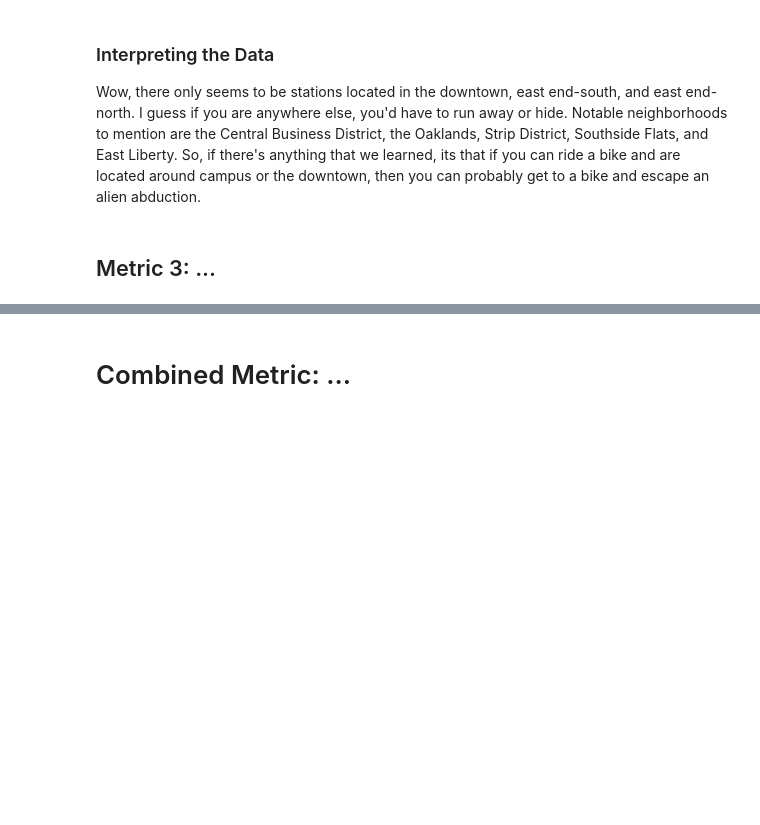
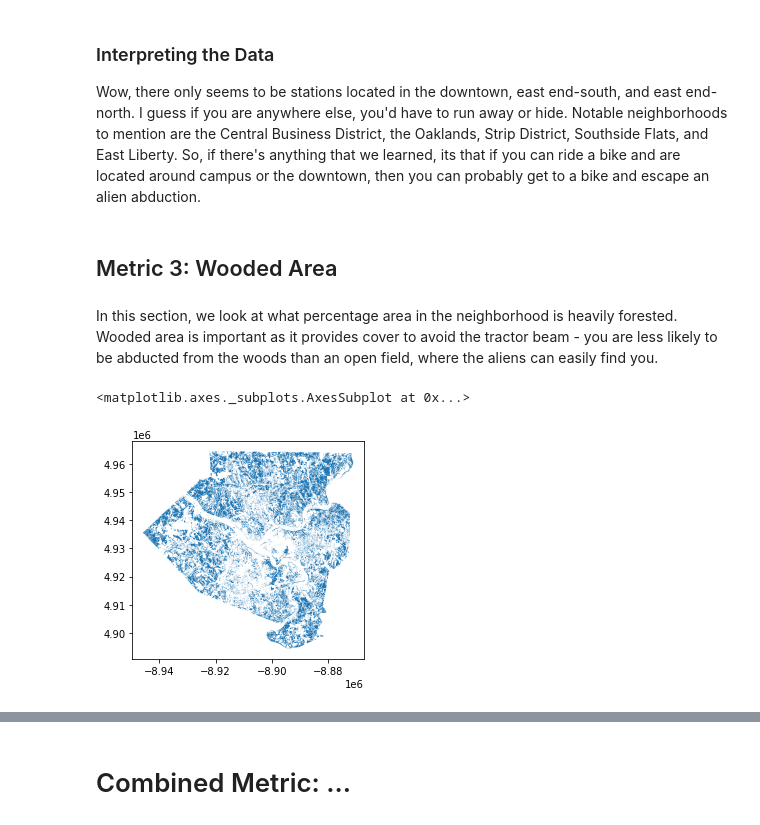
Before and after one commit to jhuang0420/CMPINF0010_Final_Project, a Jupyter notebook: teamFolder/teamNB.ipynb, the cells around one changed output, grey strips where cells are left out. Saved outputs shown, nothing was run; the diff lists cells and outputs as text; code cells hidden in the pictures; blank space fills up the shorter version.

Commit message:
Add files via upload
Updated teamNB with my section and added the needed files

```diff
--- a/teamFolder/teamNB.ipynb
+++ b/teamFolder/teamNB.ipynb
@@ -76,4 +76,13 @@ Cool! Now we have an overlap of the station points and neighborhood plot
 ### Interpreting the Data
 Wow, there only seems to be stations located in the downtown, east end-south, and east end-north. I guess if you are anywhere else, you'd have to run away or hide. Notable neighborhoods to mention are the Central Business District, the Oaklands, Strip District, Southside Flats, and East Liberty. So, if there's anything that we learned, its that if you can ride a bike and are located around campus or the downtown, then you can probably get to a bike and escape an alien abduction.
 # %% [markdown]
-## Metric 3: ...
+## Metric 3: Wooded Area
+# %% [markdown]
+In this section, we look at what percentage area in the neighborhood is heavily forested. Wooded area is important as it provides cover to avoid the tractor beam - you are less likely to be abducted from the woods than an open field, where the aliens can easily find you.
+# %%
+#Plot wooded areas:
+woods_shape = geopandas.read_file("Wooded_Areas.shp") # read in the shapefile
+woods_shape.plot() # plot the geopandas dataframe
+# %% [output]
+<matplotlib.axes._subplots.AxesSubplot at 0x...>
+[figure, added]
```
Also changed, not shown: parts of 7 cells of this notebook, 2 other files.
